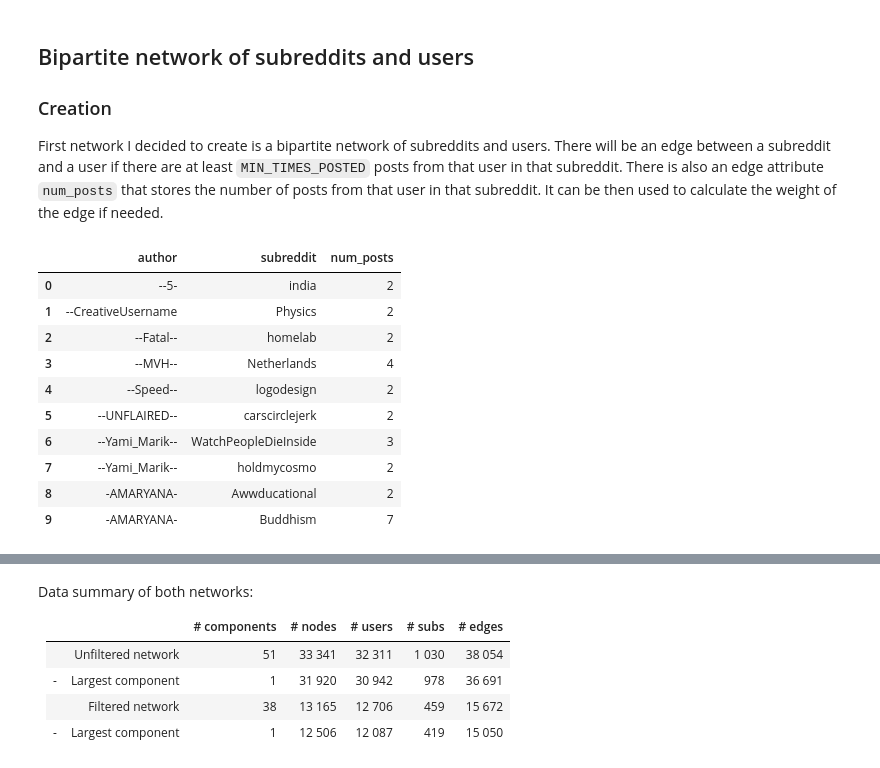
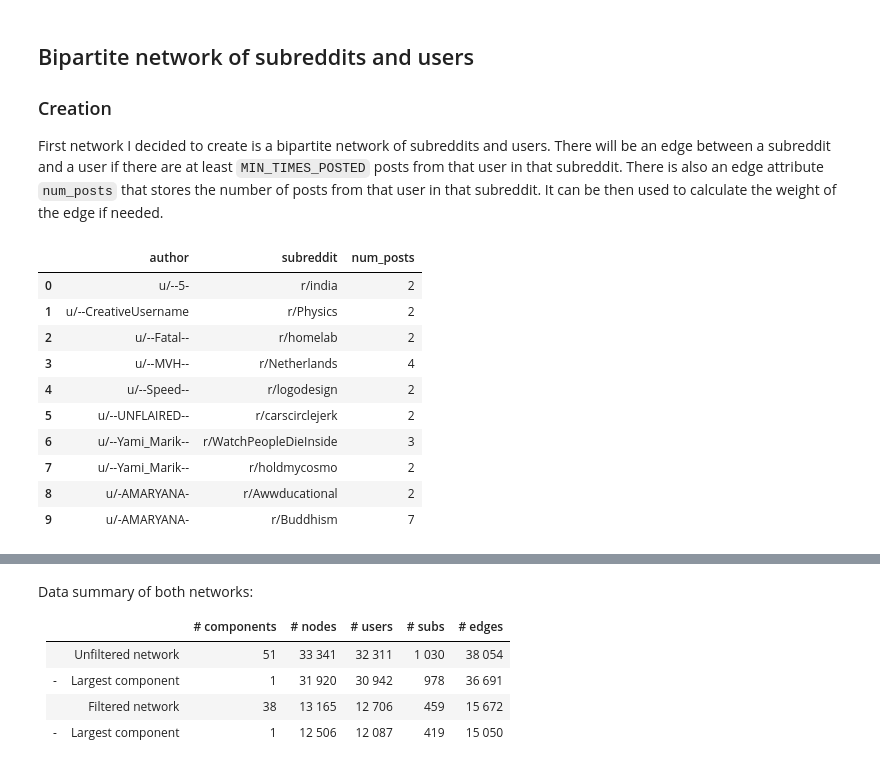
Before and after one commit to steciuk/SNA-reddit-bipartite-analysis, a Jupyter notebook: project.ipynb, the cells around one changed output, grey strips where cells are left out. Cells and saved outputs as stored; diff of their text form; code cells hidden in the pictures.

```diff
--- a/project.ipynb
+++ b/project.ipynb
@@ -369,23 +420,23 @@ We can see that the user `u/My_Memes_Will_Cure_U` is quite high up on the list.
 First network I decided to create is a bipartite network of subreddits and users. There will be an edge between a subreddit and a user if there are at least `MIN_TIMES_POSTED` posts from that user in that subreddit. There is also an edge attribute `num_posts` that stores the number of posts from that user in that subreddit. It can be then used to calculate the weight of the edge if needed.
 # %%
 # Create a dataframe with all the author-subreddit pairs
-author_sub_pairs = posts_df.groupby(["author", "subreddit"]).size().reset_index(name="num_posts")
-display(author_sub_pairs.head(10))
+user_sub_pairs = posts_df.groupby(["author", "subreddit"]).size().reset_index(name="num_posts")
+display(user_sub_pairs.head(10))
 
 # Save the author-subreddit pairs to a csv file that could be imported to Cytoscape
-author_sub_pairs.to_csv(f"{NETWORKS_PATH}/bipartite.csv", index=False)
+user_sub_pairs.to_csv(f"{NETWORKS_PATH}/bipartite.csv", index=False)
 # %% [output]
 |  | author | subreddit | num_posts |
-| 0 | --5- | india | 2 |
-| 1 | --CreativeUsername | Physics | 2 |
-| 2 | --Fatal-- | homelab | 2 |
-| 3 | --MVH-- | Netherlands | 4 |
-| 4 | --Speed-- | logodesign | 2 |
-| 5 | --UNFLAIRED-- | carscirclejerk | 2 |
-| 6 | --Yami_Marik-- | WatchPeopleDieInside | 3 |
-| 7 | --Yami_Marik-- | holdmycosmo | 2 |
-| 8 | -AMARYANA- | Awwducational | 2 |
-| 9 | -AMARYANA- | Buddhism | 7 |
+| 0 | u/--5- | r/india | 2 |
+| 1 | u/--CreativeUsername | r/Physics | 2 |
+| 2 | u/--Fatal-- | r/homelab | 2 |
+| 3 | u/--MVH-- | r/Netherlands | 4 |
+| 4 | u/--Speed-- | r/logodesign | 2 |
+| 5 | u/--UNFLAIRED-- | r/carscirclejerk | 2 |
+| 6 | u/--Yami_Marik-- | r/WatchPeopleDieInside | 3 |
+| 7 | u/--Yami_Marik-- | r/holdmycosmo | 2 |
+| 8 | u/-AMARYANA- | r/Awwducational | 2 |
+| 9 | u/-AMARYANA- | r/Buddhism | 7 |
 # %% [markdown]
 The next thing I decided to do was to create a csv files which contains the nodes' attributes that could be used to style the network in Cytoscape. First file contains the attributes of the subreddits:
 * `id` - id of the node
```
Also changed, not shown: parts of 17 cells of this notebook, 4 other files.
